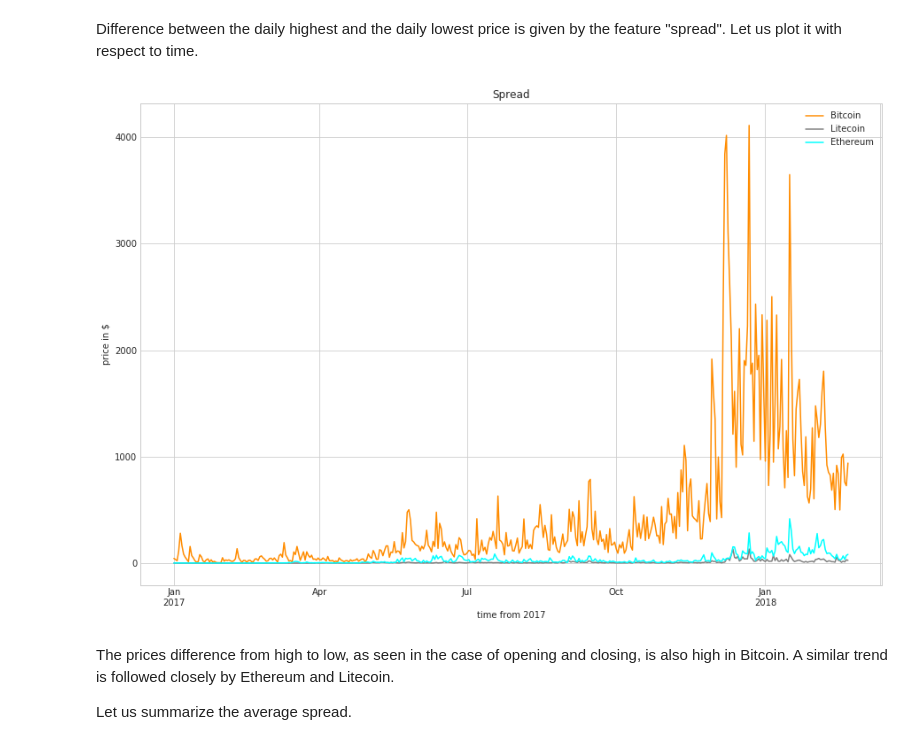
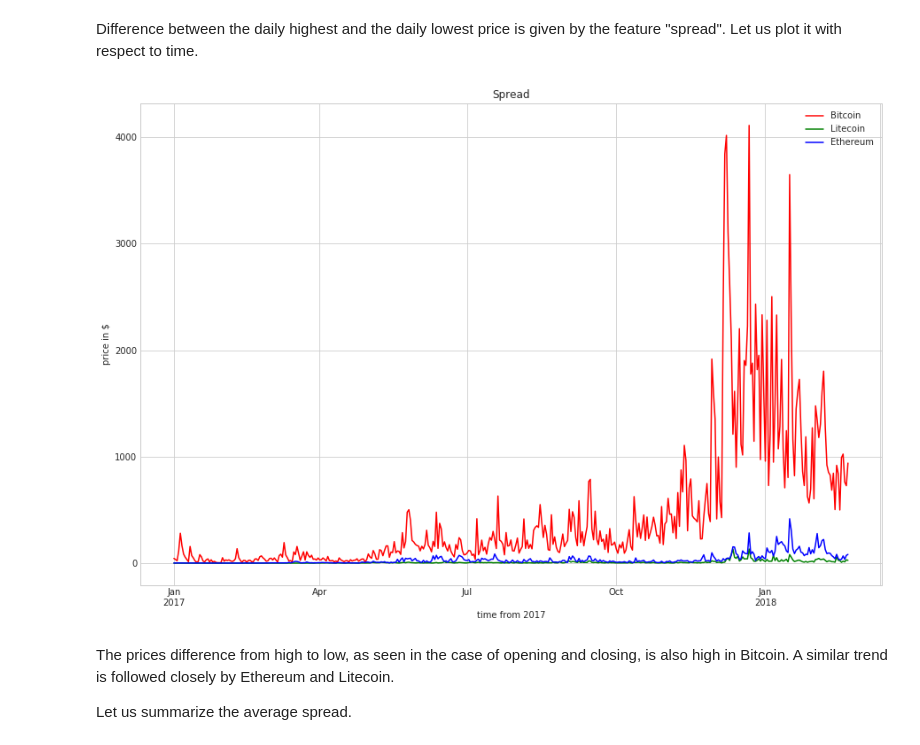
Before and after one commit to deltonmyalil/CryptocurrencyAnalytics, a Jupyter notebook: CryptoAnalytics.ipynb, the cells around one changed output. Drawn from its saved outputs; the diff is of its cells as text; code cells hidden in the pictures.

```diff
--- a/CryptoAnalytics.ipynb
+++ b/CryptoAnalytics.ipynb
@@ -237,17 +237,17 @@ Difference between the daily highest and the daily lowest price is given by the
 Let us plot it with respect to time.
 # %%
 plt.figure(figsize=(15,10))
-(bitcoin['spread']).plot(color='darkorange', label='Bitcoin')
-(litecoin['spread']).plot(color='grey', label='Litecoin')
-(ethereum['spread']).plot(color='cyan', label='Ethereum')
+(bitcoin['spread']).plot(color='red', label='Bitcoin')
+(litecoin['spread']).plot(color='green', label='Litecoin')
+(ethereum['spread']).plot(color='blue', label='Ethereum')
 
 plt.xlabel('time from 2017')
 plt.ylabel('price in $')
 plt.title('Spread')
 plt.legend()
 plt.show()
 # %% [output]
-[figure, old version]
+[figure, new version]
 # %% [markdown]
 The prices difference from high to low, as seen in the case of opening and closing, is also high in Bitcoin. A similar trend is followed closely by Ethereum and Litecoin.
 
```
Also changed, not shown: parts of 38 cells of this notebook.
